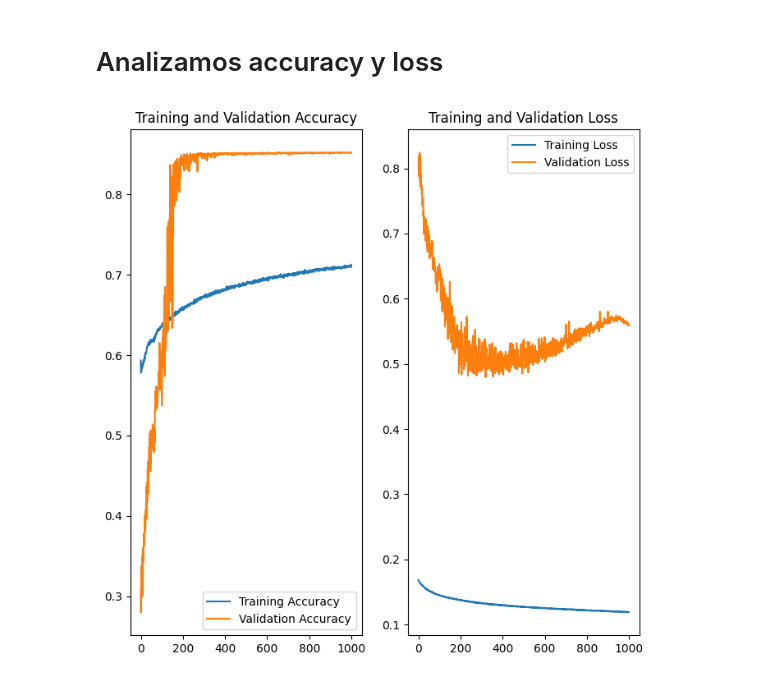
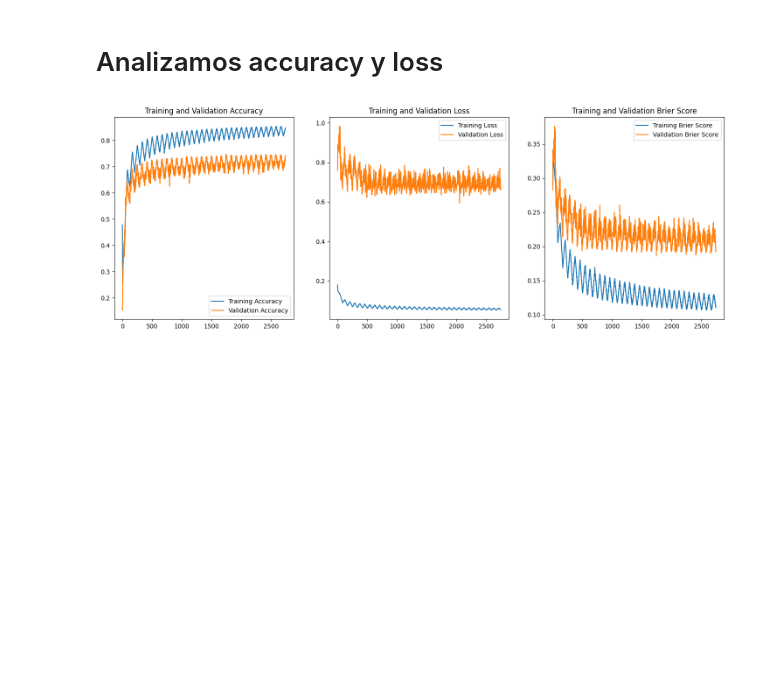
Before and after one commit to FranzValerio/baubap-nn-challenge, a Jupyter notebook: Notebooks/Redes Neuronales/Red Neuronal.ipynb, the cells around one changed output. Saved outputs shown, nothing was run; the diff lists cells and outputs as text; code cells hidden in the pictures; blank space fills up the shorter version.

```diff
--- a/Notebooks/Redes Neuronales/Red Neuronal.ipynb
+++ b/Notebooks/Redes Neuronales/Red Neuronal.ipynb
@@ -183,8 +180,8 @@ train_dataset
 # %% [markdown]
 # Mezclar y procesar por lotes los conjuntos de datos
 # %%
-BATCH_SIZE = 1000
-SHUFFLE_BUFFER_SIZE = 1000
+BATCH_SIZE = 10000
+SHUFFLE_BUFFER_SIZE = 10000
 
 train_dataset = train_dataset.shuffle(SHUFFLE_BUFFER_SIZE).batch(BATCH_SIZE)
 val_dataset = val_dataset.batch(BATCH_SIZE)
@@ -262,7 +270,7 @@ def total_mae_loss(y_true, y_pred):
 def brier_score(y_true, y_pred):
     return tf.reduce_mean(tf.square(y_true - y_pred))
 # %%
-model.compile(optimizer= optimizer,
+model.compile(optimizer= 'Adam',
               loss= 'binary_crossentropy',
               metrics=[brier_score, 'accuracy'])
 # %%
@@ -286,17 +332,18 @@ class PrintLastBatch(tf.keras.callbacks.Callback):
         tf.print("Último y_true de la época:", y, summarize=-1)
         tf.print("Último y_pred de la época:", y_pred, summarize=-1)
 # %%
-val_epochs = 1000
+val_epochs = 10000
 
 early_stop = tf.keras.callbacks.EarlyStopping( monitor = 'val_accuracy', patience = 1000,verbose = 1,
                                               restore_best_weights = True)
 
-class_weights = {0: 1, 1: .16}  # asigna más peso a la clase 0
+class_weights = {0: 1, 1: .1}  # asigna más peso a la clase 0
 
+clr = CyclicLR(base_lr=0.0001, max_lr=0.006, step_size=2000., mode='triangular')
 
 reduce_lr = tf.keras.callbacks.LearningRateScheduler(scheduler)
-history = model.fit(train_dataset, validation_data=val_dataset, epochs= val_epochs, callbacks=[reduce_lr, early_stop],
+history = model.fit(train_dataset, validation_data=val_dataset, epochs= val_epochs, callbacks=[clr, early_stop],
                     class_weight=class_weights)
 #history = model.fit(train_dataset, validation_data=val_dataset, epochs= val_epochs, callbacks=[reduce_lr, early_stop, PrintLastBatch()],
-#                    class_weight=class_weights)
+#                   class_weight=class_weights)
 # %% [output]
@@ -322,27 +369,39 @@ Epoch 1000/1000
 # %%
 acc = history.history['accuracy']
 val_acc = history.history['val_accuracy']
 
 loss = history.history['loss']
 val_loss = history.history['val_loss']
 
-#epochs_range = range(val_epochs)
-epochs_range = range(val_epochs)
-plt.figure(figsize=(8, 8))
-plt.subplot(1, 2, 1)
-plt.plot(epochs_range, acc, label='Training Accuracy')
-plt.plot(epochs_range, val_acc, label='Validation Accuracy')
-plt.legend(loc='lower right')
-plt.title('Training and Validation Accuracy')
+brier_score = history.history['brier_score']
+val_brier_score = history.history['val_brier_score']
 
-plt.subplot(1, 2, 2)
-plt.plot(epochs_range, loss, label='Training Loss')
-plt.plot(epochs_range, val_loss, label='Validation Loss')
-plt.legend(loc='upper right')
-plt.title('Training and Validation Loss')
+
+epochs_range = range(2743)
+# Crear figura y ejes
+fig, axes = plt.subplots(1, 3, figsize=(18, 6))
+
+# Graficar Accuracy
+axes[0].plot(epochs_range, acc, label='Training Accuracy')
+axes[0].plot(epochs_range, val_acc, label='Validation Accuracy')
+axes[0].legend(loc='lower right')
+axes[0].set_title('Training and Validation Accuracy')
+
+# Graficar Loss
+axes[1].plot(epochs_range, loss, label='Training Loss')
+axes[1].plot(epochs_range, val_loss, label='Validation Loss')
+axes[1].legend(loc='upper right')
+axes[1].set_title('Training and Validation Loss')
+
+# Graficar Brier Score
+axes[2].plot(epochs_range, brier_score, label='Training Brier Score')
+axes[2].plot(epochs_range, val_brier_score, label='Validation Brier Score')
+axes[2].legend(loc='upper right')
+axes[2].set_title('Training and Validation Brier Score')
+
 plt.show()
 # %% [output]
-[figure, old version]
+[figure, new version]
 # %%
 test_loss, test_accuracy, test_brier_score = model.evaluate(
     X_test, y_test)
```
Also changed, not shown: parts of 19 cells of this notebook, 8 other files.
